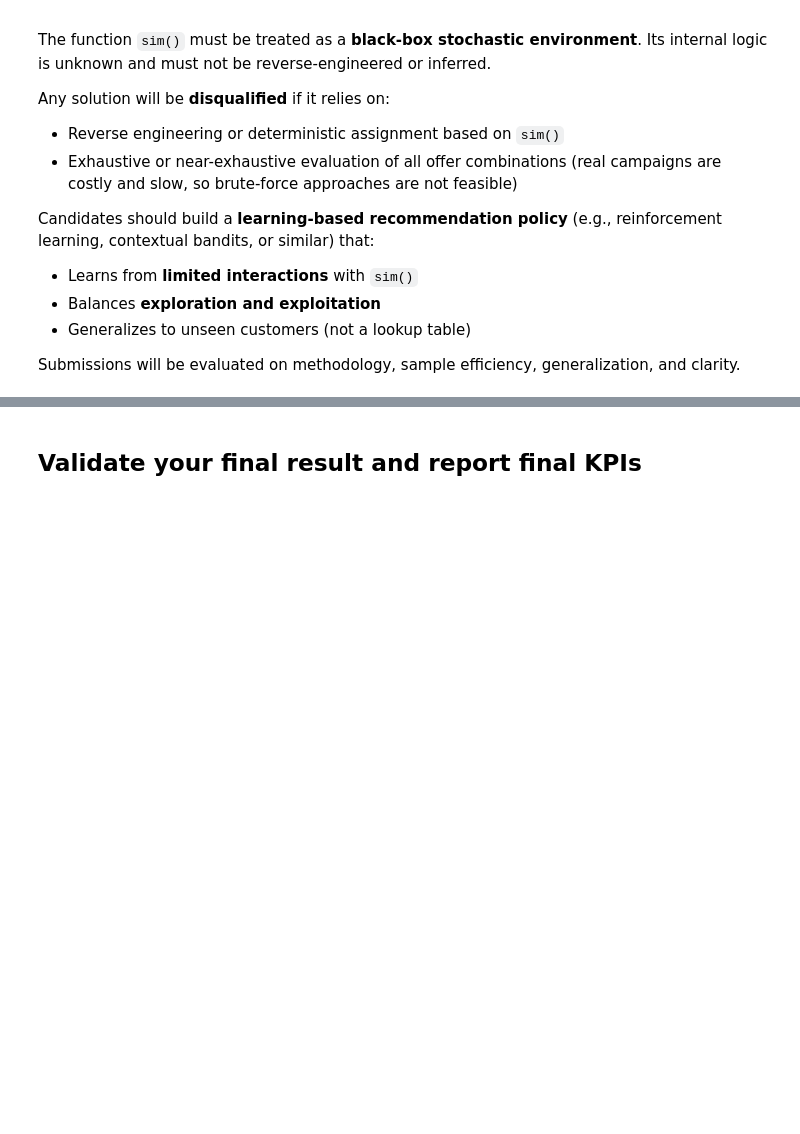
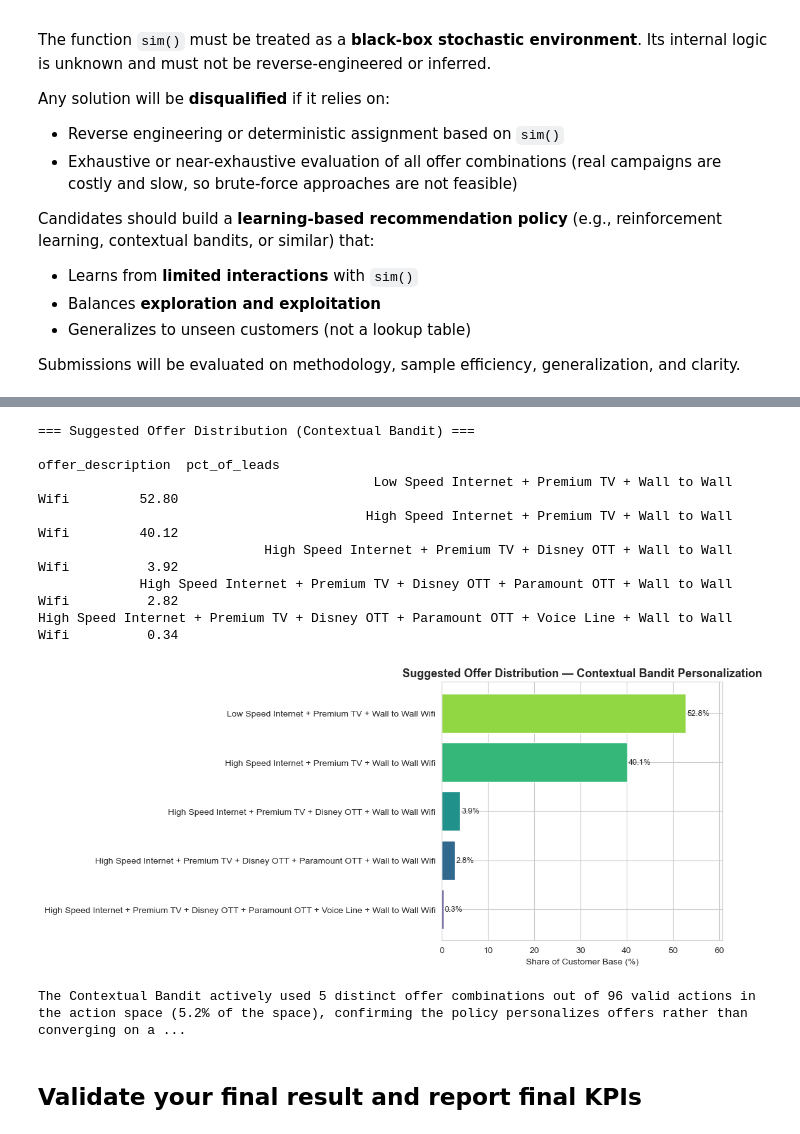
Before and after one commit to daniels13ca/liberty_case, a Jupyter notebook: CVM Simulation - Case.ipynb, the cells around one changed output, grey strips where cells are left out. Saved outputs shown, nothing was run; the diff lists cells and outputs as text; code cells hidden in the pictures; blank space fills up the shorter version.

```diff
--- a/CVM Simulation - Case.ipynb
+++ b/CVM Simulation - Case.ipynb
@@ -910,3 +1065,76 @@ Batch 10: epsilon=0.05 | conversion=2.93% | margin=$75,653
+# %%
+# ============================================================
+# Suggested Offer Distribution — Contextual Bandit Personalization Check
+# ============================================================
+
+sns.set_style("whitegrid")
+PALETTE = "viridis"
+
+# ------------------------------------------------------------
+# 1. Data Aggregation
+# ------------------------------------------------------------
+offer_results = optimized_results_check.loc[:, ~optimized_results_check.columns.duplicated()]
+
+offer_distribution = (
+    offer_results["offer_description"]
+    .value_counts(normalize=True)
+    .mul(100)
+    .rename("pct_of_leads")
+    .reset_index()
+    .rename(columns={"index": "offer_description"})
+    .sort_values("pct_of_leads", ascending=False)
+)
+
+print("=== Suggested Offer Distribution (Contextual Bandit) ===")
+print(offer_distribution.round(2).to_string(index=False))
+
+# ------------------------------------------------------------
+# 2. Visualization
+# ------------------------------------------------------------
+plot_data = offer_distribution.sort_values("pct_of_leads")  # ascending, for a clean top-down barh read
+
+fig_height = max(5, 0.4 * len(plot_data))  # scale figure height to the number of distinct bundles
+plt.figure(figsize=(11, fig_height))
+bars = plt.barh(
+    plot_data["offer_description"], plot_data["pct_of_leads"],
+    color=sns.color_palette(PALETTE, len(plot_data)),
+)
+
+for bar, pct in zip(bars, plot_data["pct_of_leads"]):
+    plt.text(
+        bar.get_width() + 0.3, bar.get_y() + bar.get_height() / 2,
+        f"{pct:.1f}%", va="center", ha="left", fontsize=9,
+    )
+
+plt.title("Suggested Offer Distribution — Contextual Bandit Personalization", fontsize=13, fontweight="bold")
+plt.xlabel("Share of Customer Base (%)")
+plt.ylabel("")
+plt.xlim(0, plot_data["pct_of_leads"].max() * 1.15)  # headroom for the % labels
+plt.tight_layout()
+plt.show()
+
+# ------------------------------------------------------------
+# Personalization Metric
+# ------------------------------------------------------------
+n_unique_offers_used = offer_results["offer_description"].nunique()
+n_total_action_space = len(ACTION_TABLE)
+print(
+    f"\nThe Contextual Bandit actively used {n_unique_offers_used} distinct offer "
+    f"combinations out of {n_total_action_space} valid actions in the action space "
+    f"({n_unique_offers_used / n_total_action_space:.1%} of the space), "
+    "confirming the policy personalizes offers rather than converging on a "
+    "single one-size-fits-all bundle."
+)
+# %% [output]
+=== Suggested Offer Distribution (Contextual Bandit) ===
+                                                                             offer_description  pct_of_leads
+                                           Low Speed Internet + Premium TV + Wall to Wall Wifi         52.80
+                                          High Speed Internet + Premium TV + Wall to Wall Wifi         40.12
+                             High Speed Internet + Premium TV + Disney OTT + Wall to Wall Wifi          3.92
+             High Speed Internet + Premium TV + Disney OTT + Paramount OTT + Wall to Wall Wifi          2.82
+High Speed Internet + Premium TV + Disney OTT + Paramount OTT + Voice Line + Wall to Wall Wifi          0.34
+[figure, added]
+The Contextual Bandit actively used 5 distinct offer combinations out of 96 valid actions in the action space (5.2% of the space), confirming the policy personalizes offers rather than converging on a ...
 # %% [markdown]
 ## Validate your final result and report final KPIs
 # %%
```
Also changed, not shown: parts of 20 cells of this notebook, 1 other file.
